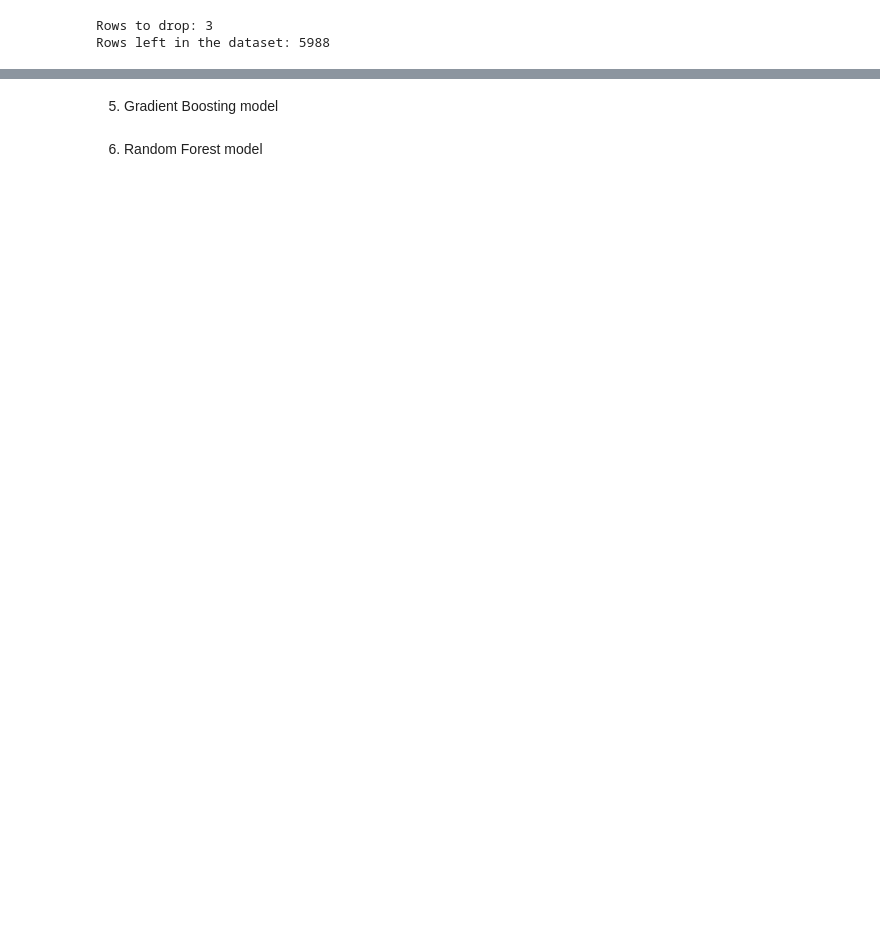
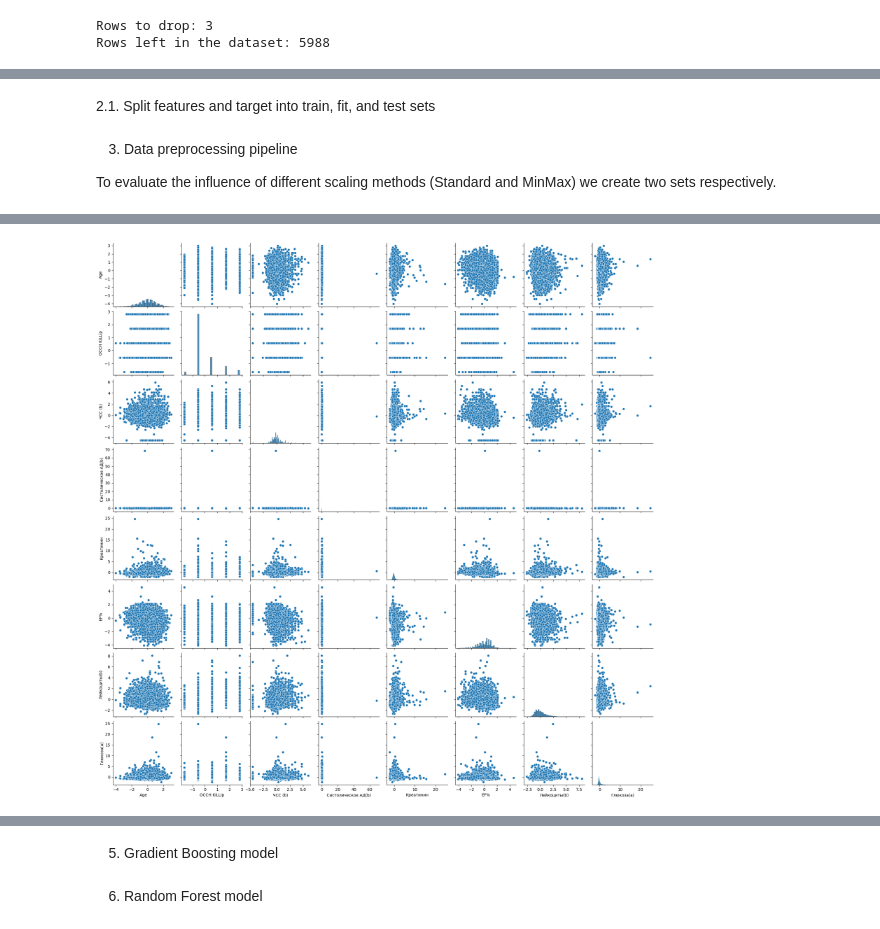
Before and after one commit to bvpotapenko/feat-imp-research, a Jupyter notebook: feat-imp-research.ipynb, the cells around one changed output, grey strips where cells are left out. Saved outputs shown, nothing was run; the diff lists cells and outputs as text; code cells hidden in the pictures; blank space fills up the shorter version.

```diff
--- a/feat-imp-research.ipynb
+++ b/feat-imp-research.ipynb
@@ -227,0 +254,33 @@ X_test_preprocessed = preprocessor.transform(X_test)
+# %% [markdown]
+2.1. Split features and target into train, fit, and test sets
+# %%
+# Randomly shuffle the data
+shuffled_indices = np.random.permutation(len(X))
+X_shuffled = X.iloc[shuffled_indices]
+y_shuffled = y.iloc[shuffled_indices]
+
+X_train, X_test, y_train, y_test = train_test_split(X_shuffled, y_shuffled, test_size=0.2, random_state=25)
+# %% [markdown]
+3. Data preprocessing pipeline
+
+To evaluate the influence of different scaling methods (Standard and MinMax) we create two sets respectively.
+# %%
+std_scaler = StandardScaler()
+min_max_scaler = MinMaxScaler()
+
+def perform_scaling(my_scaler, df)->pd.DataFrame:
+    return pd.DataFrame(my_scaler.fit_transform(df), columns=df.columns, index=df.index)
+
+std_set = {'X_train': perform_scaling(std_scaler, X_train),
+            'X_test':  perform_scaling(std_scaler, X_test)}
+
+mm_set = {'X_train': perform_scaling(min_max_scaler, X_train),
+            'X_test':  perform_scaling(min_max_scaler, X_test)}
+
+original_set = {'X_train': X_train,
+                'X_test': X_test}
+# %%
+display(std_set['X_train'].describe())
+sns.pairplot(std_set['X_train'])
+plt.show()
+# %% [output]
@@ -227,0 +296 @@ X_test_preprocessed = preprocessor.transform(X_test)
+[figure, added]
```
Also changed, not shown: parts of 59 cells of this notebook, 42 other files.
